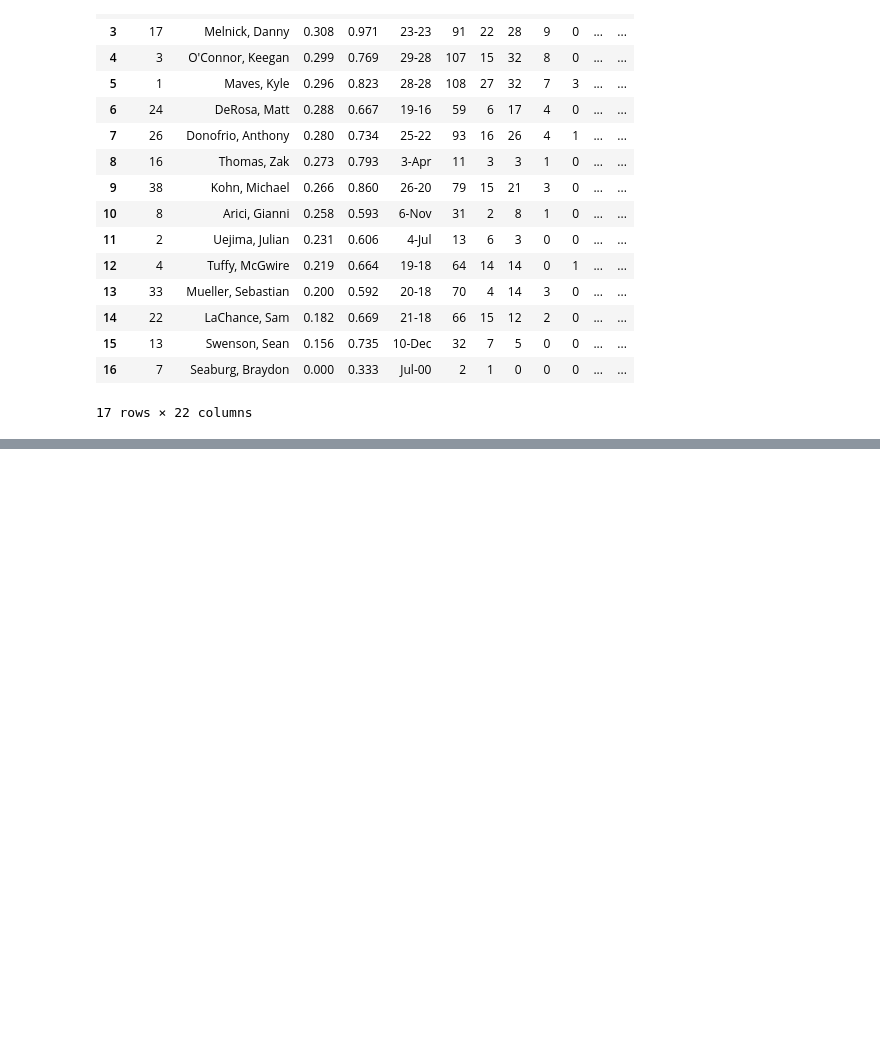
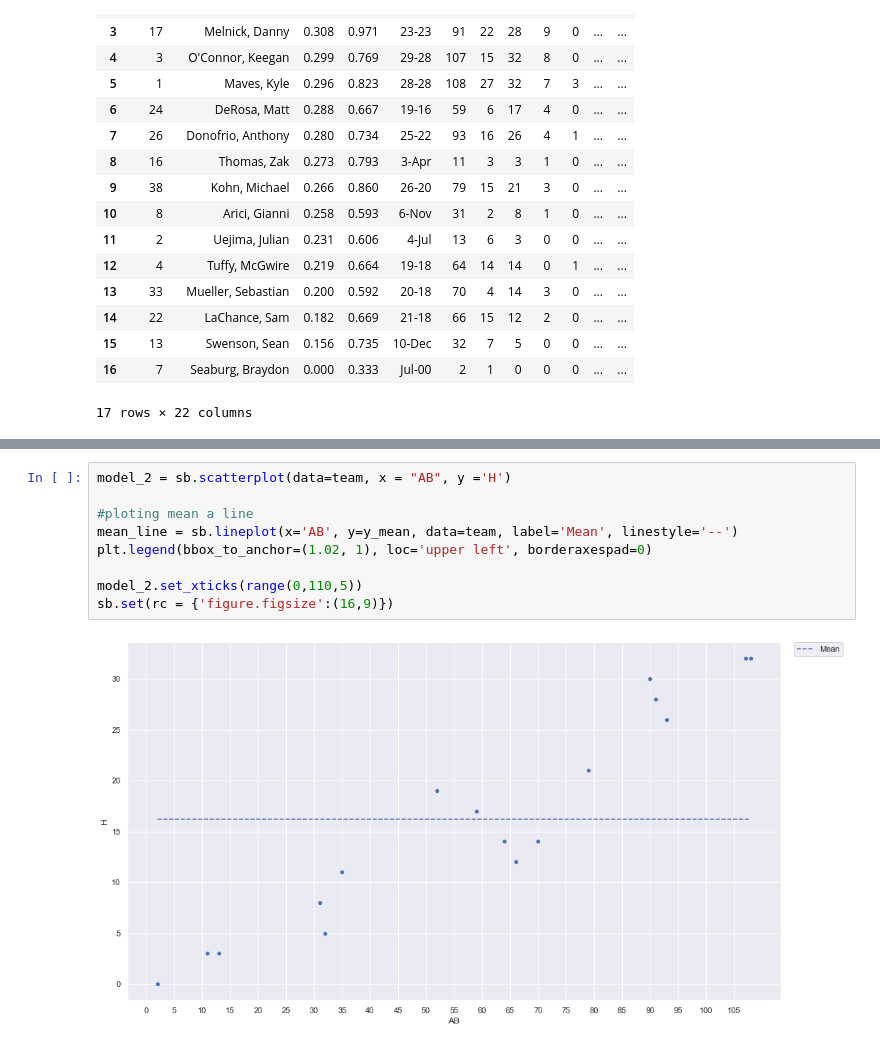
Before and after one commit to MicahlDeRosa/Baseball_stats, a Jupyter notebook: updated.ipynb, the cells around one changed output, grey strips where cells are left out. Saved outputs shown, nothing was run; the diff lists cells and outputs as text; blank space fills up the shorter version.

Commit message:
looking at more data, creating more charts...seeing what works

```diff
--- a/updated.ipynb
+++ b/updated.ipynb
@@ -52 +52,12 @@ model_1.set_yticks(range(0,40,5))
 [figure]
+# %%
+model_2 = sb.scatterplot(data=team, x = "AB", y ='H')
+
+#ploting mean a line
+mean_line = sb.lineplot(x='AB', y=y_mean, data=team, label='Mean', linestyle='--')
+plt.legend(bbox_to_anchor=(1.02, 1), loc='upper left', borderaxespad=0)
+
+model_2.set_xticks(range(0,110,5))
+sb.set(rc = {'figure.figsize':(16,9)})
+# %% [output]
+[figure, added]
```
Also changed, not shown: parts of 8 cells of this notebook, 1 other file.
